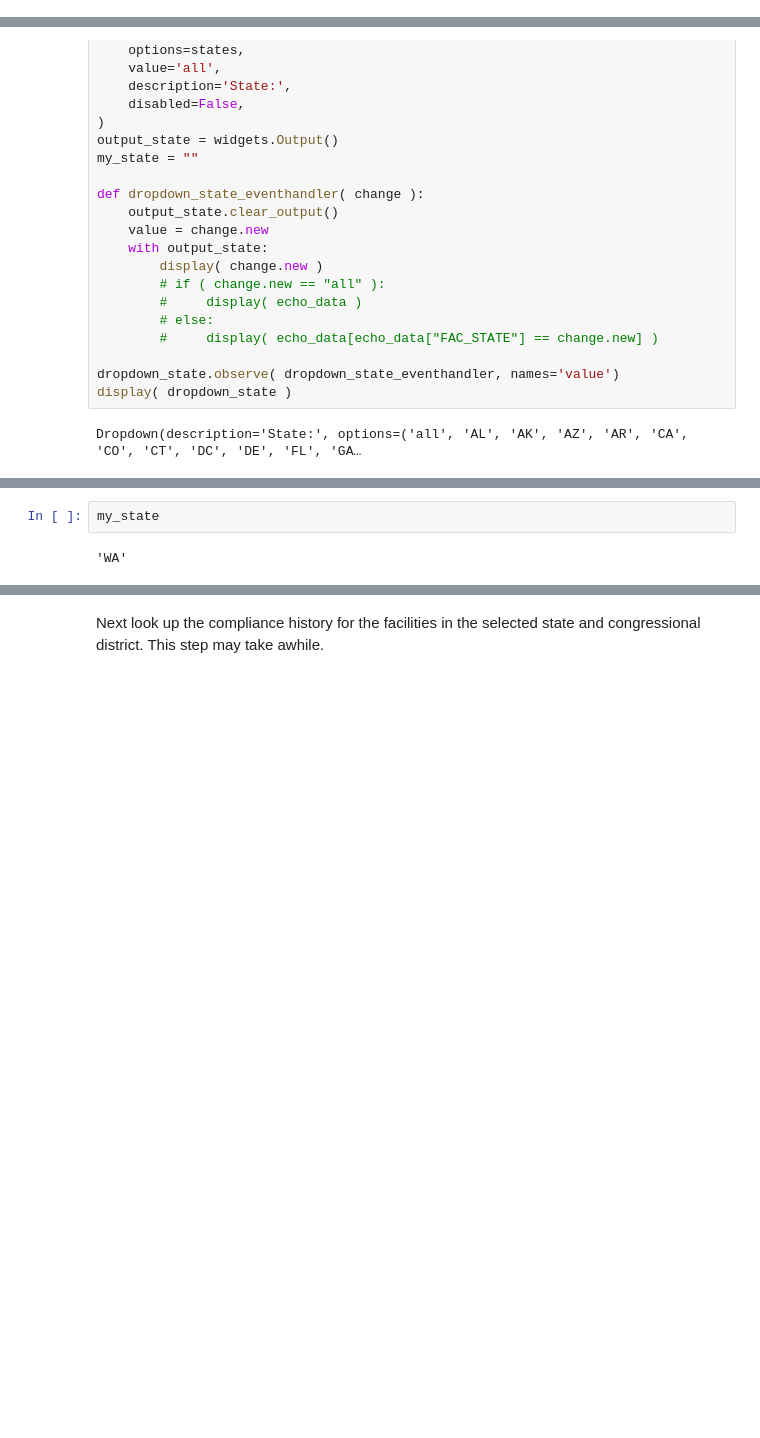
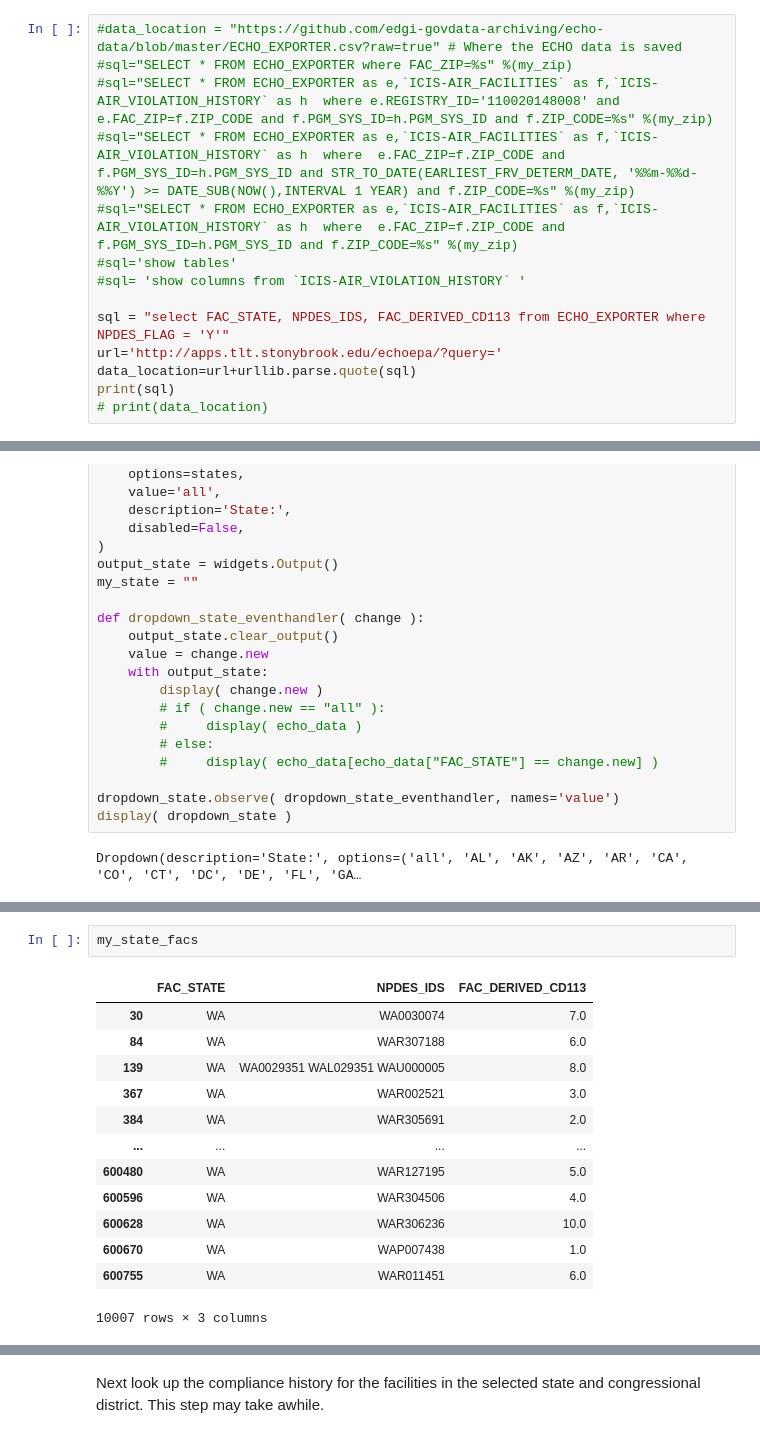
Before and after one commit to edgi-govdata-archiving/ECHO-Clean-Water-Act, a Jupyter notebook: echo-cwa-compliance-violations.ipynb, the cells around one changed output, grey strips where cells are left out. Drawn from its saved outputs; the diff is of its cells as text; blank space fills up the shorter version.

```diff
--- a/echo-cwa-compliance-violations.ipynb
+++ b/echo-cwa-compliance-violations.ipynb
@@ -53,3 +54,17 @@ column_mapping = {
     "FAC_DERIVED_CB2010": str,
     "NPDES_IDS": str,
 }
+# %%
+#data_location = "https://github.com/edgi-govdata-archiving/echo-data/blob/master/ECHO_EXPORTER.csv?raw=true" # Where the ECHO data is saved
+#sql="SELECT * FROM ECHO_EXPORTER where FAC_ZIP=%s" %(my_zip)
+#sql="SELECT * FROM ECHO_EXPORTER as e,`ICIS-AIR_FACILITIES` as f,`ICIS-AIR_VIOLATION_HISTORY` as h  where e.REGISTRY_ID='110020148008' and e.FAC_ZIP=f.ZIP_CODE and f.PGM_SYS_ID=h.PGM_SYS_ID and f.ZIP_CODE=%s" %(my_zip)
+#sql="SELECT * FROM ECHO_EXPORTER as e,`ICIS-AIR_FACILITIES` as f,`ICIS-AIR_VIOLATION_HISTORY` as h  where  e.FAC_ZIP=f.ZIP_CODE and f.PGM_SYS_ID=h.PGM_SYS_ID and STR_TO_DATE(EARLIEST_FRV_DETERM_DATE, '%%m-%%d-%%Y') >= DATE_SUB(NOW(),INTERVAL 1 YEAR) and f.ZIP_CODE=%s" %(my_zip)
+#sql="SELECT * FROM ECHO_EXPORTER as e,`ICIS-AIR_FACILITIES` as f,`ICIS-AIR_VIOLATION_HISTORY` as h  where  e.FAC_ZIP=f.ZIP_CODE and f.PGM_SYS_ID=h.PGM_SYS_ID and f.ZIP_CODE=%s" %(my_zip)
+#sql='show tables'
+#sql= 'show columns from `ICIS-AIR_VIOLATION_HISTORY` '
+
+sql = "select FAC_STATE, NPDES_IDS, FAC_DERIVED_CD113 from ECHO_EXPORTER where NPDES_FLAG = 'Y'"
+url='http://apps.tlt.stonybrook.edu/echoepa/?query='
+data_location=url+urllib.parse.quote(sql)
+print(sql)
+# print(data_location)
@@ -97,6 +116,18 @@ There are 10004 NDIS facilities in WA tracked in the ECHO database.
-# %%
-my_state
-# %% [output]
-'WA'
+# %%
+my_state_facs
+# %% [output]
+|  | FAC_STATE | NPDES_IDS | FAC_DERIVED_CD113 |
+| 30 | WA | WA0030074 | 7.0 |
+| 84 | WA | WAR307188 | 6.0 |
+| 139 | WA | WA0029351 WAL029351 WAU000005 | 8.0 |
+| 367 | WA | WAR002521 | 3.0 |
+| 384 | WA | WAR305691 | 2.0 |
+| ... | ... | ... | ... |
+| 600480 | WA | WAR127195 | 5.0 |
+| 600596 | WA | WAR304506 | 4.0 |
+| 600628 | WA | WAR306236 | 10.0 |
+| 600670 | WA | WAP007438 | 1.0 |
+| 600755 | WA | WAR011451 | 6.0 |
+10007 rows × 3 columns
 # %%
 if (( my_state != 'none' ) & (my_state != 'all' )):
```
Also changed, not shown: parts of 9 cells of this notebook.
